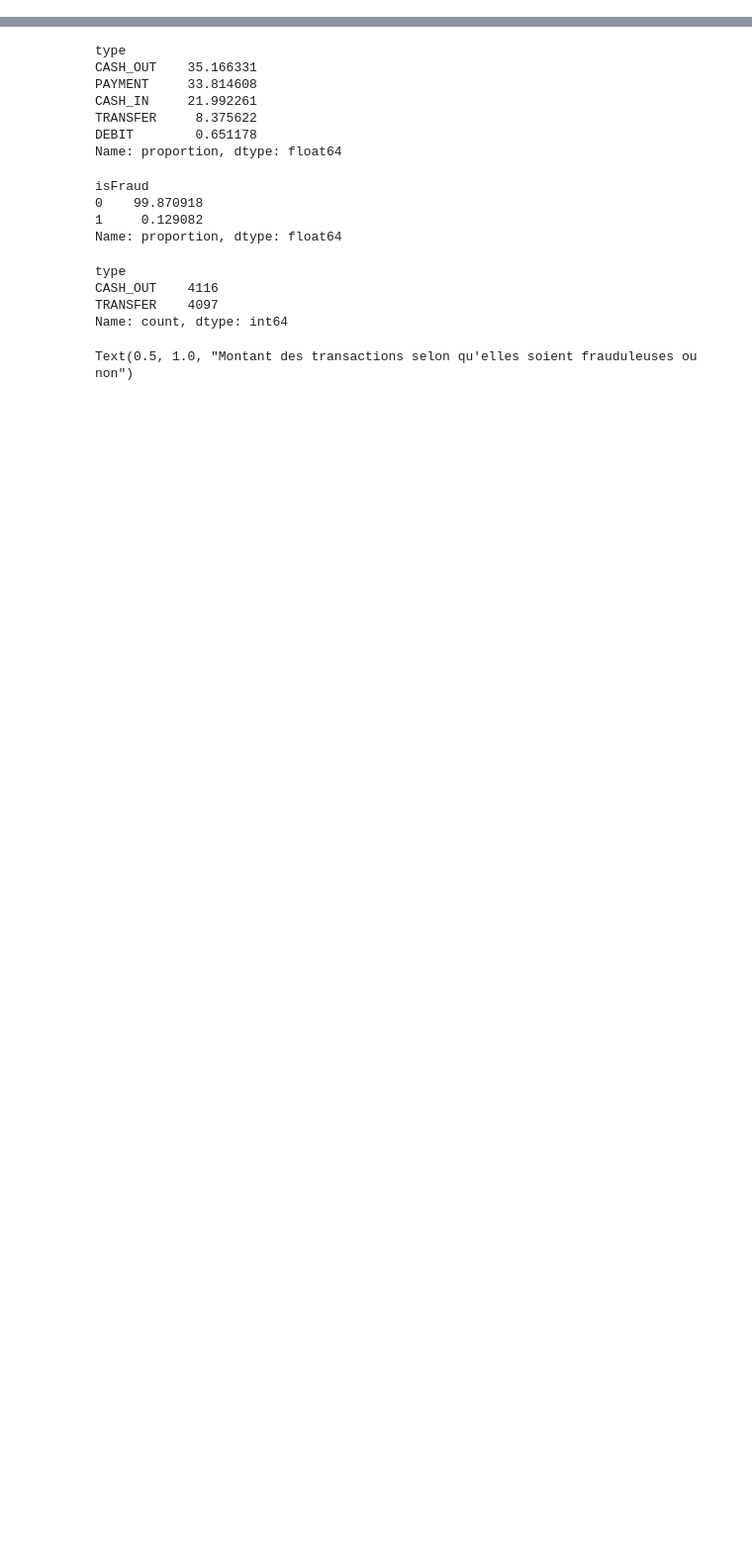
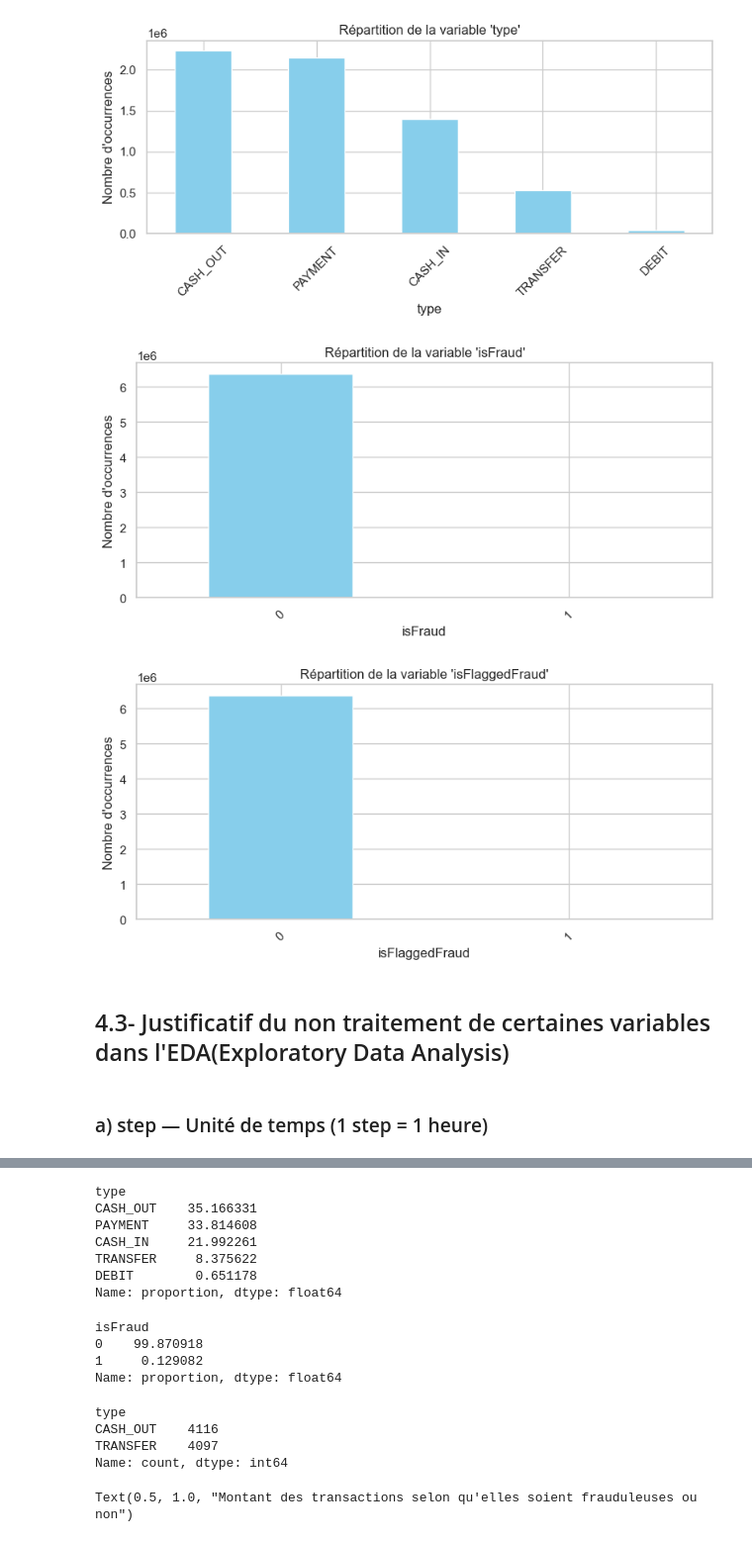
Before and after one commit to NGAMBOUcollab/detection_fraude_bancaire, a Jupyter notebook: src/01_exploration_donnees.ipynb, the cells around one changed output, grey strips where cells are left out. Shown: that part at 99% size. Cells and saved outputs as stored; diff of their text form; code cells hidden in the pictures; blank space fills up the shorter version.

Commit message:
update: EDA notebook with variable descriptions and visuals

```diff
--- a/src/01_exploration_donnees.ipynb
+++ b/src/01_exploration_donnees.ipynb
@@ -1,13 +9,5 @@
 # %%
-# Chargement des bibliothèques utiles
 import pandas as pd
 import numpy as np
 import matplotlib.pyplot as plt
 import seaborn as sns
-
-# Affichage des graphiques dans le notebook
-%matplotlib inline
-
-# Configuration générale
-sns.set(style="whitegrid")
-pd.set_option('display.max_columns', None)
@@ -79,0 +111,9 @@ df.describe()
+# %%
+# statistique descriptive(variables categorielle)
+# Liste des variables qualitatives à analyser
+qualitative_cols = ['type', 'isFraud', 'isFlaggedFraud']
+
+
+for col in qualitative_cols:
+    print(f"\nValeurs uniques pour {col} :")
+    print(df[col].value_counts())
@@ -79,0 +141,24 @@ df.describe()
+# %%
+
+
+# Liste des variables qualitatives à analyser
+qualitative_cols = ['type', 'isFraud', 'isFlaggedFraud']
+
+# Boucle sur chaque variable pour afficher un diagramme en barres
+for col in qualitative_cols:
+    plt.figure(figsize=(8, 4))
+    df[col].value_counts().plot(kind='bar', color='skyblue')
+    plt.title(f"Répartition de la variable '{col}'")
+    plt.ylabel("Nombre d'occurrences")
+    plt.xlabel(col)
+    plt.xticks(rotation=45)
+    plt.tight_layout()
+    plt.show()
+# %% [output]
+[figure, added]
+[figure, added]
+[figure, added]
+# %% [markdown]
+## 4.3- Justificatif du non traitement de certaines variables dans l'EDA(Exploratory Data Analysis)
+# %% [markdown]
+### a) step — Unité de temps (1 step = 1 heure)
```
Also changed, not shown: parts of 36 cells of this notebook.
